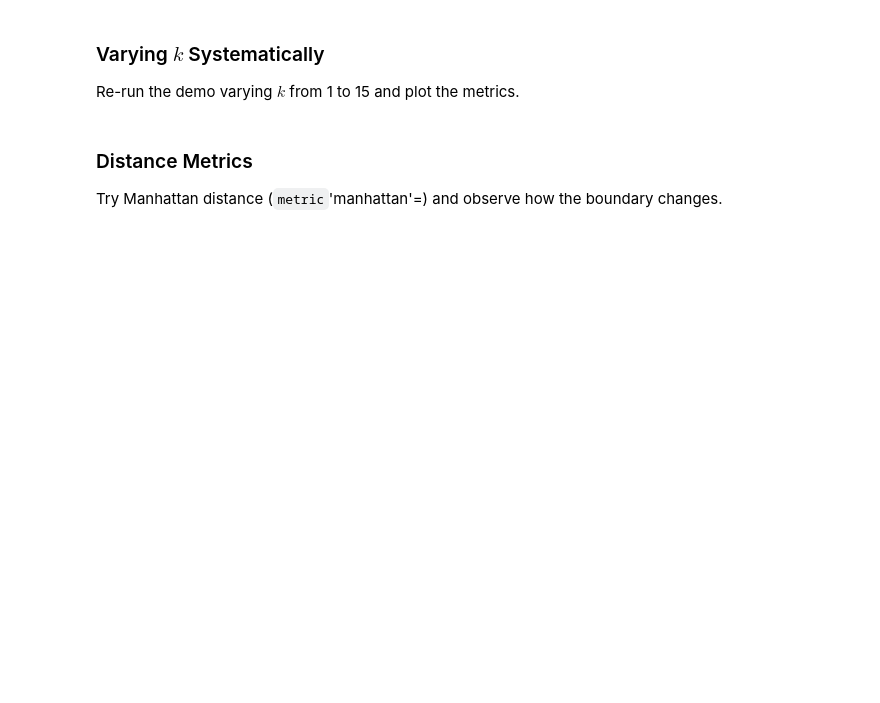
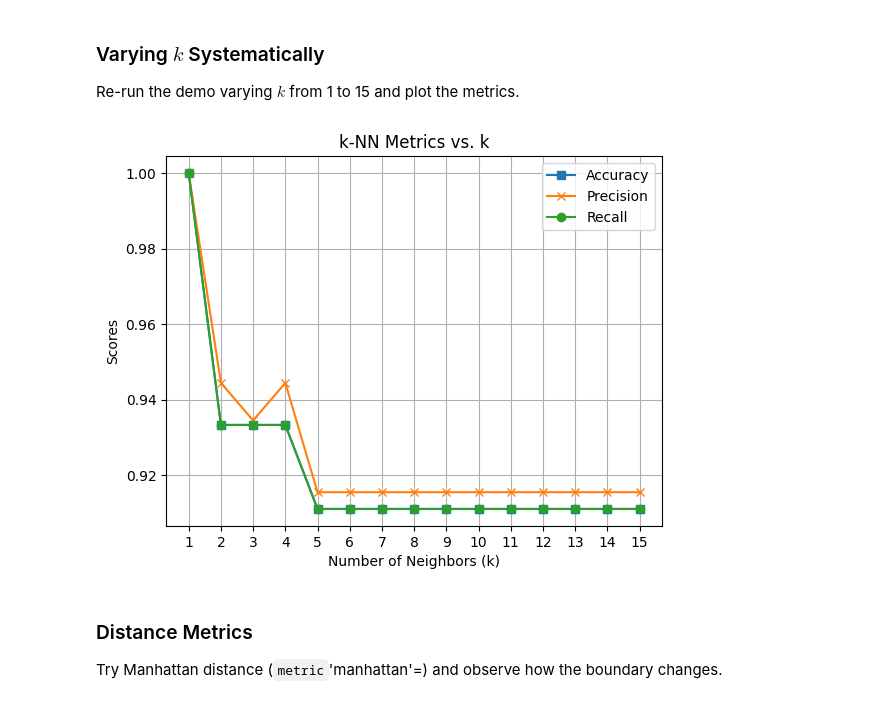
Before and after one commit to UG-Team-Data-Science/ml-workshop, a Jupyter notebook: src/S03 Supervised Learning - Classification and Evaluation/S03C04 k-NNs and Decision Trees.ipynb, the cells around one changed output. Drawn from its saved outputs; the diff is of its cells as text; code cells hidden in the pictures; blank space fills up the shorter version.

```diff
--- a/src/S03 Supervised Learning - Classification and Evaluation/S03C04 k-NNs and Decision Trees.ipynb
+++ b/src/S03 Supervised Learning - Classification and Evaluation/S03C04 k-NNs and Decision Trees.ipynb
@@ -198,6 +246,32 @@ Train k-NN models with $k=1$ and $k=50$. Visualize the boundaries.
 ### Varying $k$ Systematically
 
 Re-run the demo varying $k$ from 1 to 15 and plot the metrics.
+# %%
+from sklearn.metrics import precision_score, recall_score
+
+accuracies = []
+precisions = []
+recalls = []
+for k in range(1, 16):
+    knn_pipeline.set_params(knn__n_neighbors=k)
+    knn_pipeline.fit(X_train, y_train)
+    y_pred = knn_pipeline.predict(X_test)
+    accuracies.append(accuracy_score(y_test, y_pred))
+    precisions.append(precision_score(y_test, y_pred, average='weighted'))
+    recalls.append(recall_score(y_test, y_pred, average='weighted'))
+
+plt.plot(range(1, 16), accuracies, marker='s', label='Accuracy')
+plt.plot(range(1, 16), precisions, marker='x', label='Precision')
+plt.plot(range(1, 16), recalls, marker='o', label='Recall')
+plt.title("k-NN Metrics vs. k")
+plt.xlabel("Number of Neighbors (k)")
+plt.ylabel("Scores")
+plt.xticks(range(1, 16))
+plt.legend()
+plt.grid()
+plt.show()
+# %% [output]
+[figure, added]
 # %% [markdown]
 ### Distance Metrics
 
```
Also changed, not shown: parts of 13 cells of this notebook, 6 other files.
